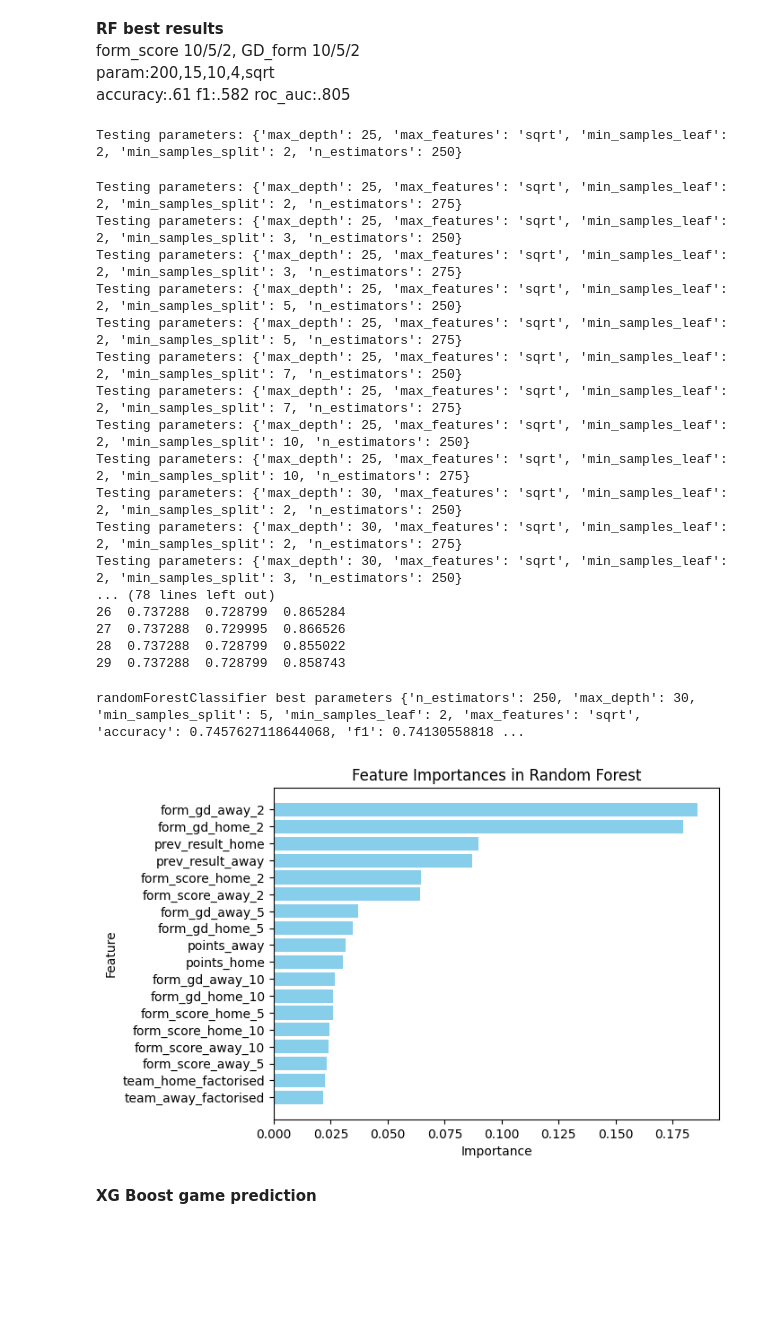
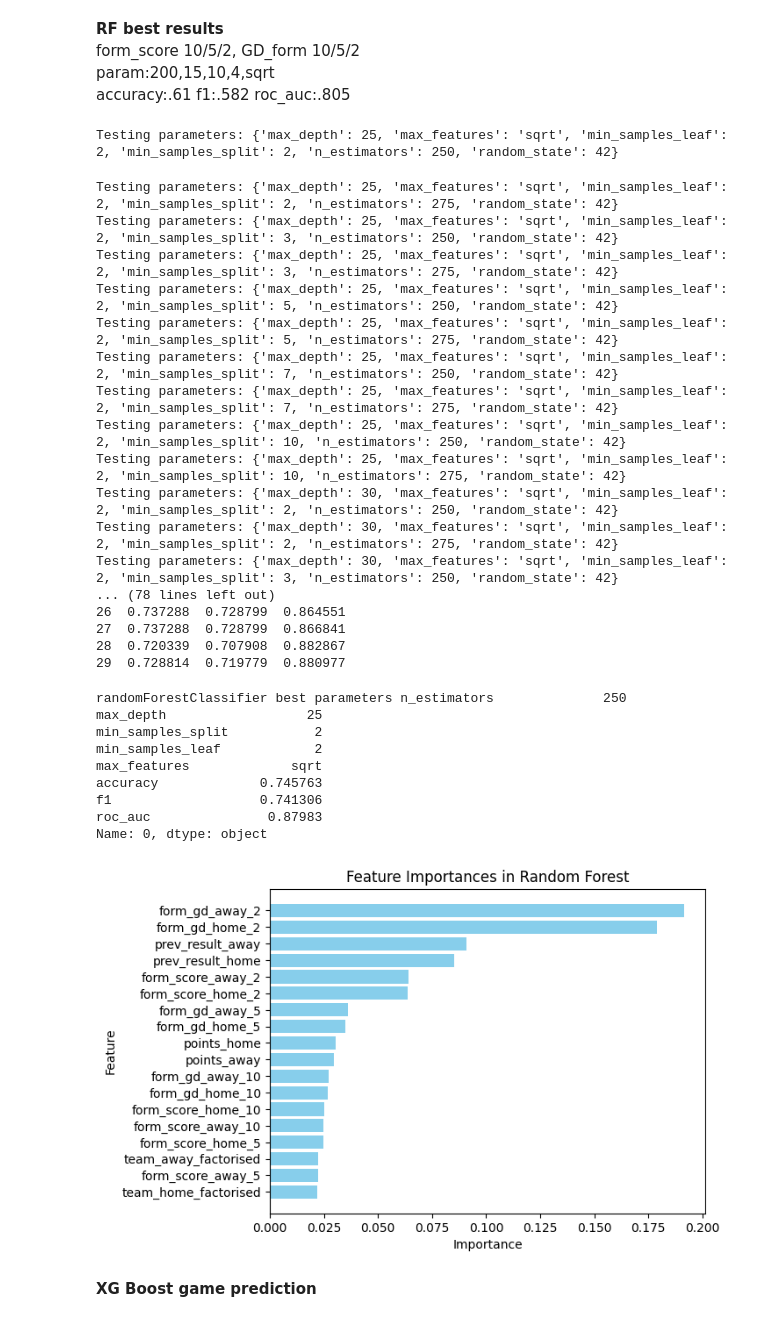
Before and after one commit to ZacUWH/Python-Projects, a Jupyter notebook: p2__football_results_predictions/football_data_api.ipynb, the cells around one changed output. Cells and saved outputs as stored; diff of their text form; code cells hidden in the pictures; blank space fills up the shorter version.

Commit message:
completion of events prediction model build

```diff
--- a/p2__football_results_predictions/football_data_api.ipynb
+++ b/p2__football_results_predictions/football_data_api.ipynb
@@ -401,7 +406,7 @@ Index(['fixture', 'kickoff_time', 'team_a_score', 'team_h_score', 'was_home',
 <br> accuracy:.61 f1:.582 roc_auc:.805
 # %%
 
-rf_model = RandomForestClassifier(random_state=42)
+rf_model = RandomForestClassifier(random_state=random_state)
 
 df = df[['form_score_home_10','form_score_away_10',
         'form_score_home_5','form_score_away_5',
@@ -414,7 +419,7 @@ df = df[['form_score_home_10','form_score_away_10',
         'points_home','points_away',
         'result_num']]
 
-X_train = df_train[['form_score_home_10','form_score_away_10',
+RF_X_train = df_train[['form_score_home_10','form_score_away_10',
         'form_score_home_5','form_score_away_5',
         'form_score_home_2','form_score_away_2',
         'team_home_factorised','team_away_factorised',
@@ -424,7 +429,7 @@ X_train = df_train[['form_score_home_10','form_score_away_10',
         'prev_result_home','prev_result_away',
         'points_home','points_away']]
 
-X_test = df_test[['form_score_home_10','form_score_away_10',
+RF_X_test = df_test[['form_score_home_10','form_score_away_10',
         'form_score_home_5','form_score_away_5',
         'form_score_home_2','form_score_away_2',
         'team_home_factorised','team_away_factorised',
@@ -434,13 +439,14 @@ X_test = df_test[['form_score_home_10','form_score_away_10',
         'prev_result_home','prev_result_away',
         'points_home','points_away']]
 
-Y_train,Y_test = df_train[['result_num']],df_test[['result_num']]
+RF_Y_train,RF_Y_test = df_train[['result_num']],df_test[['result_num']]
 
-Y_train,Y_test = Y_train.squeeze(),Y_test.squeeze()
+RF_Y_train,RF_Y_test = RF_Y_train.squeeze(),RF_Y_test.squeeze()
 
 param_grid = {
     'n_estimators': [250, 275],      # Number of trees in the forest
     'max_depth': [25 ,30, 35],       # Maximum depth of each tree
+    'random_state': [random_state],
     'min_samples_split': [2, 3, 5, 7, 10],      # Minimum samples required to split an internal node
     'min_samples_leaf': [2],        # Minimum samples required to be a leaf node
     'max_features': ['sqrt']  # Number of features to consider when looking for the best split
@@ -461,16 +467,16 @@ for params in ParameterGrid(param_grid):
     rf_model.set_params(**params)
 
     # Fit model
-    rf_model.fit(X_train, Y_train)
+    rf_model.fit(RF_X_train, RF_Y_train)
 
     # Make predictions
-    rf_Y_pred = rf_model.predict(X_test)
-    Y_proba = rf_model.predict_proba(X_test)  # For ROC AUC
+    rf_Y_pred = rf_model.predict(RF_X_test)
+    Y_proba = rf_model.predict_proba(RF_X_test)  # For ROC AUC
 
     # Calculate metrics
-    accuracy = accuracy_score(Y_test, rf_Y_pred)
-    f1 = f1_score(Y_test, rf_Y_pred, average='weighted')
-    roc_auc = roc_auc_score(Y_test, Y_proba, multi_class='ovr')
+    accuracy = accuracy_score(RF_Y_test, rf_Y_pred)
+    f1 = f1_score(RF_Y_test, rf_Y_pred, average='weighted')
+    roc_auc = roc_auc_score(RF_Y_test, Y_proba, multi_class='ovr')
 
     # Append results
     rf_results = pd.concat([rf_results, pd.DataFrame([{
@@ -487,53 +493,61 @@ for params in ParameterGrid(param_grid):
 print("\nGrid Search Results:")
 print(rf_results)
 # %% [output]
-Testing parameters: {'max_depth': 25, 'max_features': 'sqrt', 'min_samples_leaf': 2, 'min_samples_split': 2, 'n_estimators': 250}
+Testing parameters: {'max_depth': 25, 'max_features': 'sqrt', 'min_samples_leaf': 2, 'min_samples_split': 2, 'n_estimators': 250, 'random_state': 42}
-Testing parameters: {'max_depth': 25, 'max_features': 'sqrt', 'min_samples_leaf': 2, 'min_samples_split': 2, 'n_estimators': 275}
-Testing parameters: {'max_depth': 25, 'max_features': 'sqrt', 'min_samples_leaf': 2, 'min_samples_split': 3, 'n_estimators': 250}
-Testing parameters: {'max_depth': 25, 'max_features': 'sqrt', 'min_samples_leaf': 2, 'min_samples_split': 3, 'n_estimators': 275}
-Testing parameters: {'max_depth': 25, 'max_features': 'sqrt', 'min_samples_leaf': 2, 'min_samples_split': 5, 'n_estimators': 250}
-Testing parameters: {'max_depth': 25, 'max_features': 'sqrt', 'min_samples_leaf': 2, 'min_samples_split': 5, 'n_estimators': 275}
-Testing parameters: {'max_depth': 25, 'max_features': 'sqrt', 'min_samples_leaf': 2, 'min_samples_split': 7, 'n_estimators': 250}
-Testing parameters: {'max_depth': 25, 'max_features': 'sqrt', 'min_samples_leaf': 2, 'min_samples_split': 7, 'n_estimators': 275}
-Testing parameters: {'max_depth': 25, 'max_features': 'sqrt', 'min_samples_leaf': 2, 'min_samples_split': 10, 'n_estimators': 250}
-Testing parameters: {'max_depth': 25, 'max_features': 'sqrt', 'min_samples_leaf': 2, 'min_samples_split': 10, 'n_estimators': 275}
-Testing parameters: {'max_depth': 30, 'max_features': 'sqrt', 'min_samples_leaf': 2, 'min_samples_split': 2, 'n_estimators': 250}
-Testing parameters: {'max_depth': 30, 'max_features': 'sqrt', 'min_samples_leaf': 2, 'min_samples_split': 2, 'n_estimators': 275}
-Testing parameters: {'max_depth': 30, 'max_features': 'sqrt', 'min_samples_leaf': 2, 'min_samples_split': 3, 'n_estimators': 250}
+Testing parameters: {'max_depth': 25, 'max_features': 'sqrt', 'min_samples_leaf': 2, 'min_samples_split': 2, 'n_estimators': 275, 'random_state': 42}
+Testing parameters: {'max_depth': 25, 'max_features': 'sqrt', 'min_samples_leaf': 2, 'min_samples_split': 3, 'n_estimators': 250, 'random_state': 42}
+Testing parameters: {'max_depth': 25, 'max_features': 'sqrt', 'min_samples_leaf': 2, 'min_samples_split': 3, 'n_estimators': 275, 'random_state': 42}
+Testing parameters: {'max_depth': 25, 'max_features': 'sqrt', 'min_samples_leaf': 2, 'min_samples_split': 5, 'n_estimators': 250, 'random_state': 42}
+Testing parameters: {'max_depth': 25, 'max_features': 'sqrt', 'min_samples_leaf': 2, 'min_samples_split': 5, 'n_estimators': 275, 'random_state': 42}
+Testing parameters: {'max_depth': 25, 'max_features': 'sqrt', 'min_samples_leaf': 2, 'min_samples_split': 7, 'n_estimators': 250, 'random_state': 42}
+Testing parameters: {'max_depth': 25, 'max_features': 'sqrt', 'min_samples_leaf': 2, 'min_samples_split': 7, 'n_estimators': 275, 'random_state': 42}
+Testing parameters: {'max_depth': 25, 'max_features': 'sqrt', 'min_samples_leaf': 2, 'min_samples_split': 10, 'n_estimators': 250, 'random_state': 42}
+Testing parameters: {'max_depth': 25, 'max_features': 'sqrt', 'min_samples_leaf': 2, 'min_samples_split': 10, 'n_estimators': 275, 'random_state': 42}
+Testing parameters: {'max_depth': 30, 'max_features': 'sqrt', 'min_samples_leaf': 2, 'min_samples_split': 2, 'n_estimators': 250, 'random_state': 42}
+Testing parameters: {'max_depth': 30, 'max_features': 'sqrt', 'min_samples_leaf': 2, 'min_samples_split': 2, 'n_estimators': 275, 'random_state': 42}
+Testing parameters: {'max_depth': 30, 'max_features': 'sqrt', 'min_samples_leaf': 2, 'min_samples_split': 3, 'n_estimators': 250, 'random_state': 42}
 ... (78 lines left out)
-26  0.737288  0.728799  0.865284
-27  0.737288  0.729995  0.866526
-28  0.737288  0.728799  0.855022
-29  0.737288  0.728799  0.858743
+26  0.737288  0.728799  0.864551
+27  0.737288  0.728799  0.866841
+28  0.720339  0.707908  0.882867
+29  0.728814  0.719779  0.880977
 # %%
 rf_best_params = rf_results.sort_values('accuracy', ascending=False).iloc[0]
 
 print(f"randomForestClassifier best parameters {rf_best_params}")
 
 rf_best_params = rf_best_params.drop(['accuracy', 'f1', 'roc_auc'])
 
 rf_best_params = rf_best_params.to_dict()
 
-feature_names = X_train.columns
+feature_names = RF_X_train.columns
 importances = rf_model.feature_importances_
 
 # Create a DataFrame for better visualization
 rf_importance_df = pd.DataFrame({
     'Feature': feature_names,
     'Importance': importances
 }).sort_values(by='Importance', ascending=False)
 
 # Plot feature importances
 #plt.figure(figsize=(10, 6))
 plt.barh(rf_importance_df['Feature'], rf_importance_df['Importance'], color='skyblue')
 plt.xlabel('Importance')
 plt.ylabel('Feature')
 plt.title('Feature Importances in Random Forest')
 plt.gca().invert_yaxis()  # To display the highest importance at the top
 plt.show()
 # %% [output]
-randomForestClassifier best parameters {'n_estimators': 250, 'max_depth': 30, 'min_samples_split': 5, 'min_samples_leaf': 2, 'max_features': 'sqrt', 'accuracy': 0.7457627118644068, 'f1': 0.74130558818 ...
+randomForestClassifier best parameters n_estimators              250
+max_depth                  25
+min_samples_split           2
+min_samples_leaf            2
+max_features             sqrt
+accuracy             0.745763
+f1                   0.741306
+roc_auc               0.87983
+Name: 0, dtype: object
-[figure, old version]
+[figure, new version]
 # %% [markdown]
 <strong> XG Boost game prediction </strong>
 # %%
```
Also changed, not shown: parts of 9 cells of this notebook.
